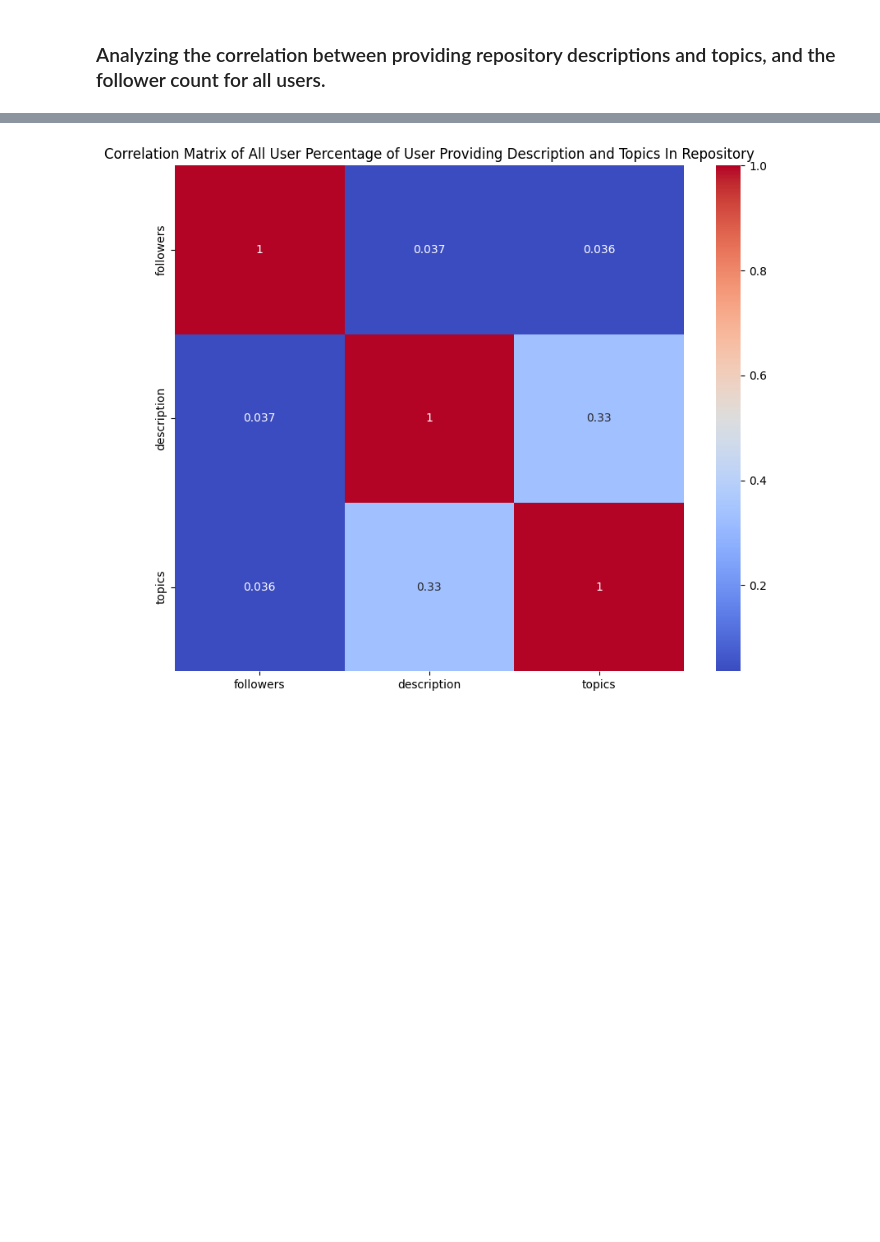
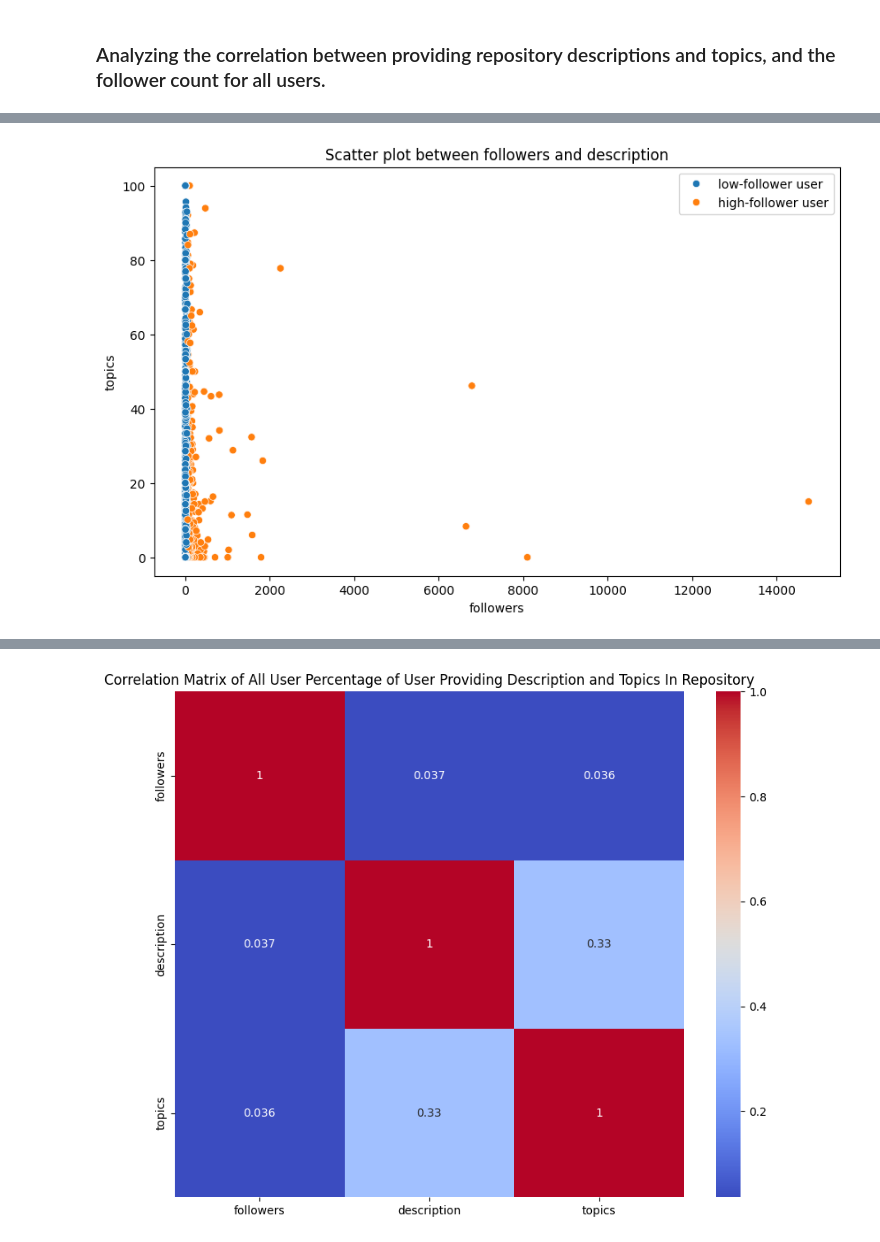
Before and after one commit to kritserv/analyze-how-python-developer-use-github, a Jupyter notebook: data_analysis.ipynb, the cells around one changed output, grey strips where cells are left out. Cells and saved outputs as stored; diff of their text form; code cells hidden in the pictures; blank space fills up the shorter version.

```diff
--- a/data_analysis.ipynb
+++ b/data_analysis.ipynb
@@ -54,6 +54,13 @@ def PlotTop10LanguagePercentage(df, title, xlim):
     plt.title(title)
     plt.xlim(0, xlim)
     plt.show()
+# %%
+def PlotScatter(df, field_x, field_y, field_type, title):
+    plt.figure(figsize=(10, 6))
+    sns.scatterplot(x=field_x, y=field_y, hue=field_type, data=df)
+    plt.title(title)
+    plt.legend(loc='upper right')
+    plt.show()
 # %% [markdown]
 # Data Analysis
 # %% [markdown]
@@ -347,0 +374,4 @@ merged_data.head()
+# %%
+PlotScatter(df = merged_data, field_x = 'followers', field_y = 'topics', field_type = 'user_type', title = 'Scatter plot between followers and description')
+# %% [output]
+[figure, added]
```
Also changed, not shown: parts of 15 cells of this notebook.
